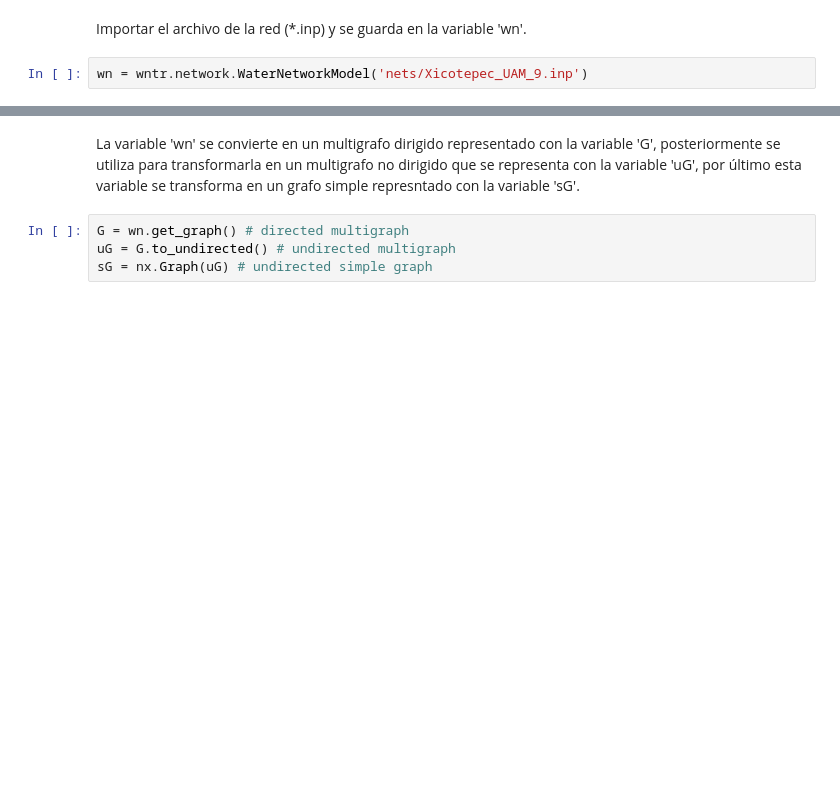
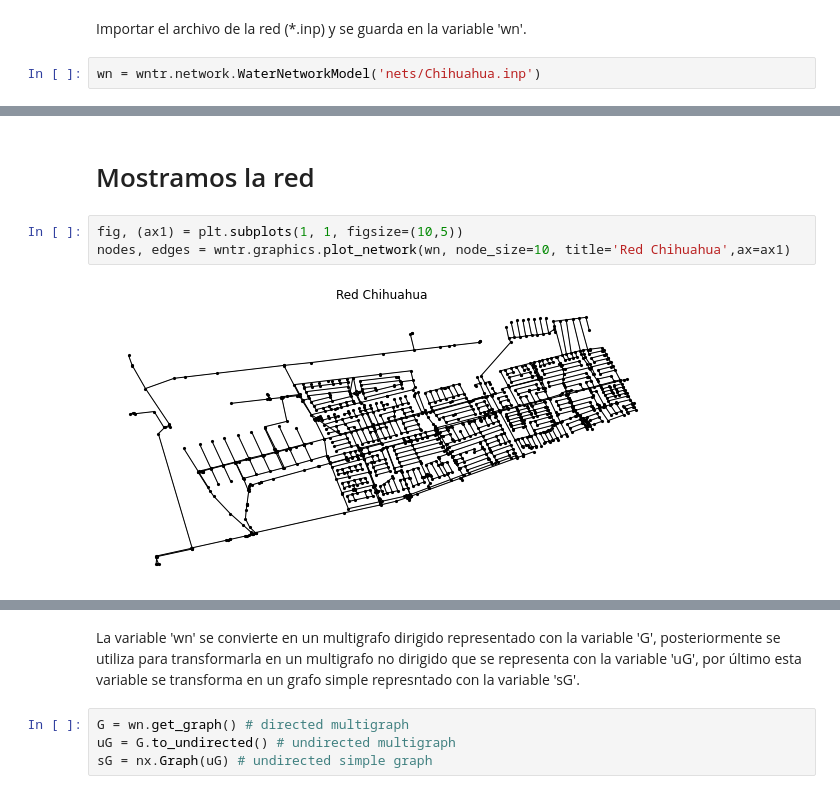
Before and after one commit to daniaguirre/wdn_analysis, a Jupyter notebook: Gabriela/rda_ejemplo.ipynb, the cells around one changed output, grey strips where cells are left out. Saved outputs shown, nothing was run; the diff lists cells and outputs as text; blank space fills up the shorter version.

Commit message:
comienza el analisis de Chihuahua

```diff
--- a/Gabriela/rda_ejemplo.ipynb
+++ b/Gabriela/rda_ejemplo.ipynb
@@ -7,4 +10,4 @@ import numpy as np
 # %% [markdown]
 Importar el archivo de la red (*.inp) y se guarda en la variable 'wn'.
 # %%
-wn = wntr.network.WaterNetworkModel('nets/Xicotepec_UAM_9.inp')
+wn = wntr.network.WaterNetworkModel('nets/Chihuahua.inp')
@@ -10,0 +25,7 @@ wn = wntr.network.WaterNetworkModel('nets/Xicotepec_UAM_9.inp')
+# %% [markdown]
+# Mostramos la red
+# %%
+fig, (ax1) = plt.subplots(1, 1, figsize=(10,5))
+nodes, edges = wntr.graphics.plot_network(wn, node_size=10, title='Red Chihuahua',ax=ax1)
+# %% [output]
+[figure, added]
```
Also changed, not shown: parts of 11 cells of this notebook, 5 other files.
